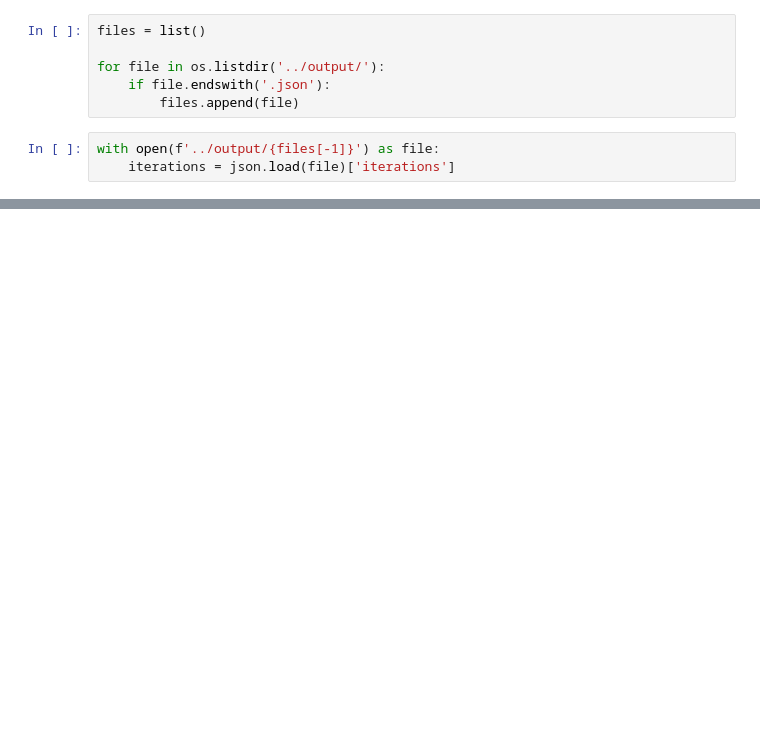
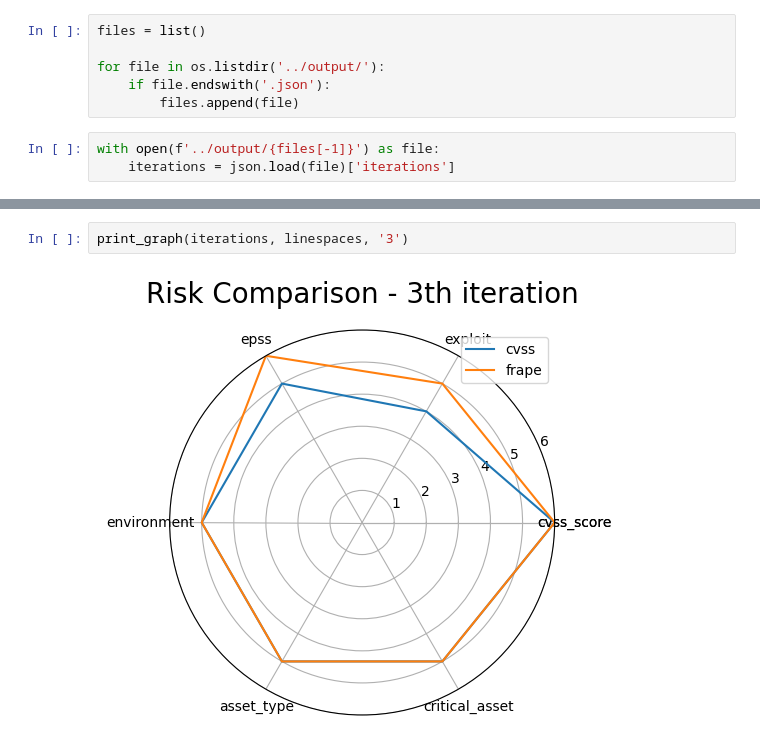
Before and after one commit to rodrigoparente/cvefixes-simulator, a Jupyter notebook: ipynb/Stats Analysis.ipynb, the cells around one changed output, grey strips where cells are left out. Saved outputs shown, nothing was run; the diff lists cells and outputs as text; blank space fills up the shorter version.

```diff
--- a/ipynb/Stats Analysis.ipynb
+++ b/ipynb/Stats Analysis.ipynb
@@ -56,0 +78,4 @@ for key, stats in iterations.items():
+# %%
+print_graph(iterations, linespaces, '3')
+# %% [output]
+[figure, added]
```
Also changed, not shown: parts of 12 cells of this notebook.
